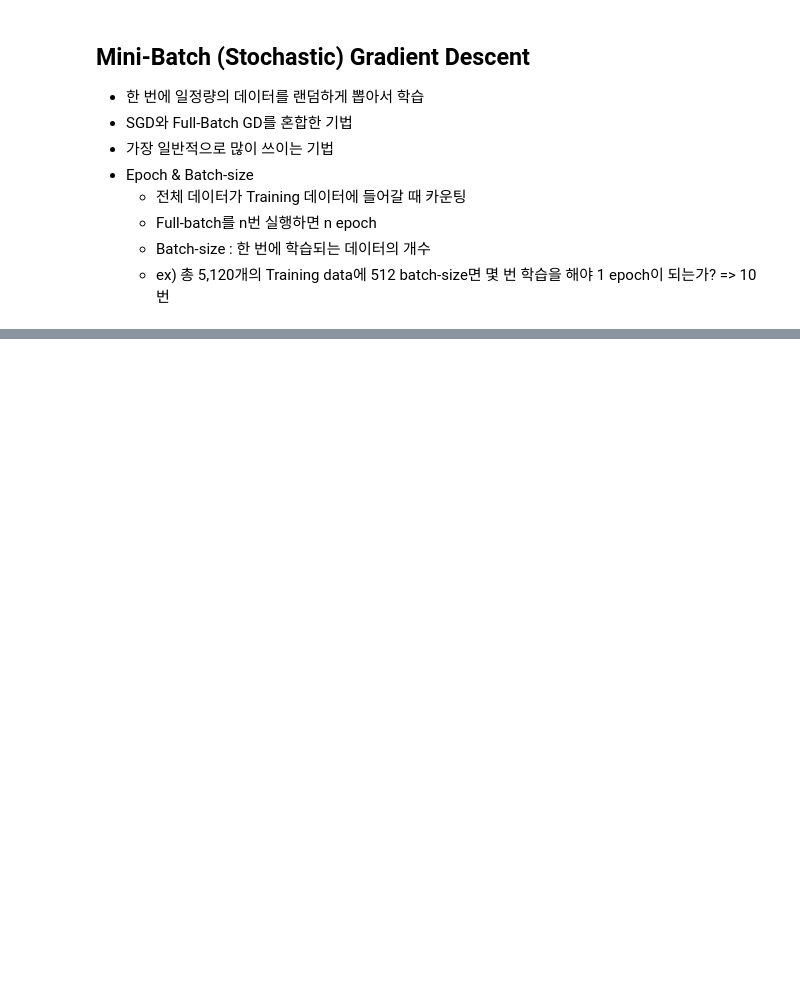
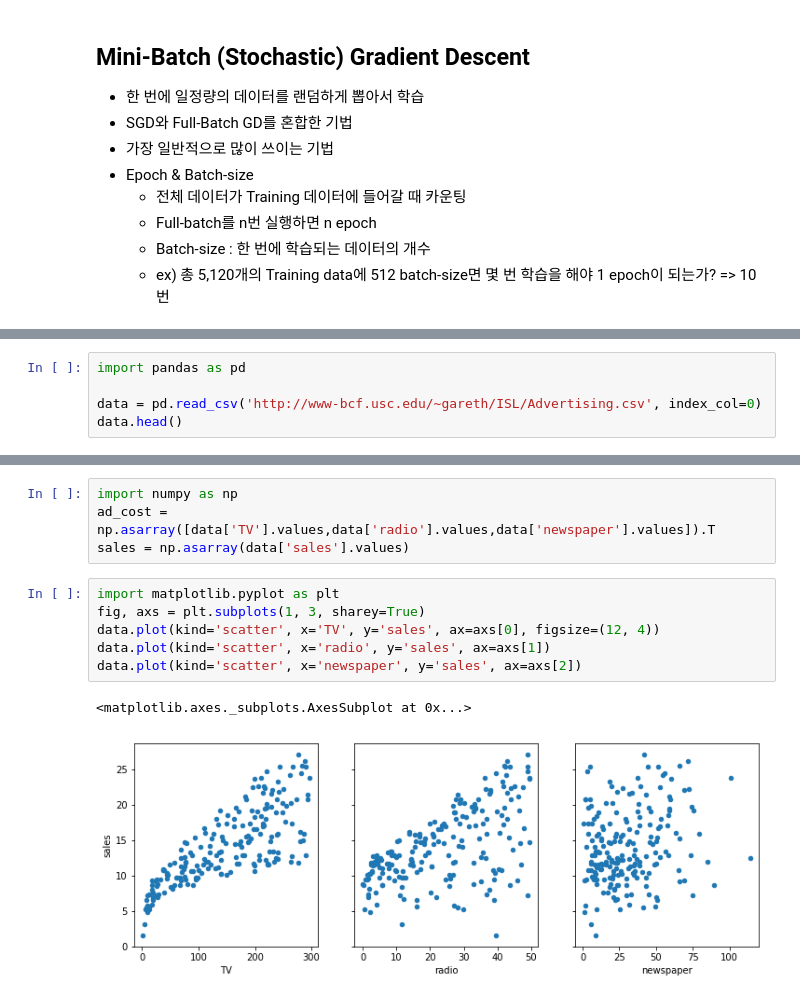
Before and after one commit to yongchoooon/TIL, a Jupyter notebook: ML/Linear_Regression/LR_5.ipynb, the cells around one changed output, grey strips where cells are left out. Drawn from its saved outputs; the diff is of its cells as text; blank space fills up the shorter version.

```diff
--- a/ML/Linear_Regression/LR_5.ipynb
+++ b/ML/Linear_Regression/LR_5.ipynb
@@ -40,0 +129,5 @@
+# %%
+import pandas as pd
+
+data = pd.read_csv('http://www-bcf.usc.edu/~gareth/ISL/Advertising.csv', index_col=0)
+data.head()
@@ -40,0 +141,13 @@
+# %%
+import numpy as np
+ad_cost = np.asarray([data['TV'].values,data['radio'].values,data['newspaper'].values]).T
+sales = np.asarray(data['sales'].values)
+# %%
+import matplotlib.pyplot as plt
+fig, axs = plt.subplots(1, 3, sharey=True)
+data.plot(kind='scatter', x='TV', y='sales', ax=axs[0], figsize=(12, 4))
+data.plot(kind='scatter', x='radio', y='sales', ax=axs[1])
+data.plot(kind='scatter', x='newspaper', y='sales', ax=axs[2])
+# %% [output]
+<matplotlib.axes._subplots.AxesSubplot at 0x...>
+[figure, added]
```
Also changed, not shown: parts of 25 cells of this notebook, 2 other files.
